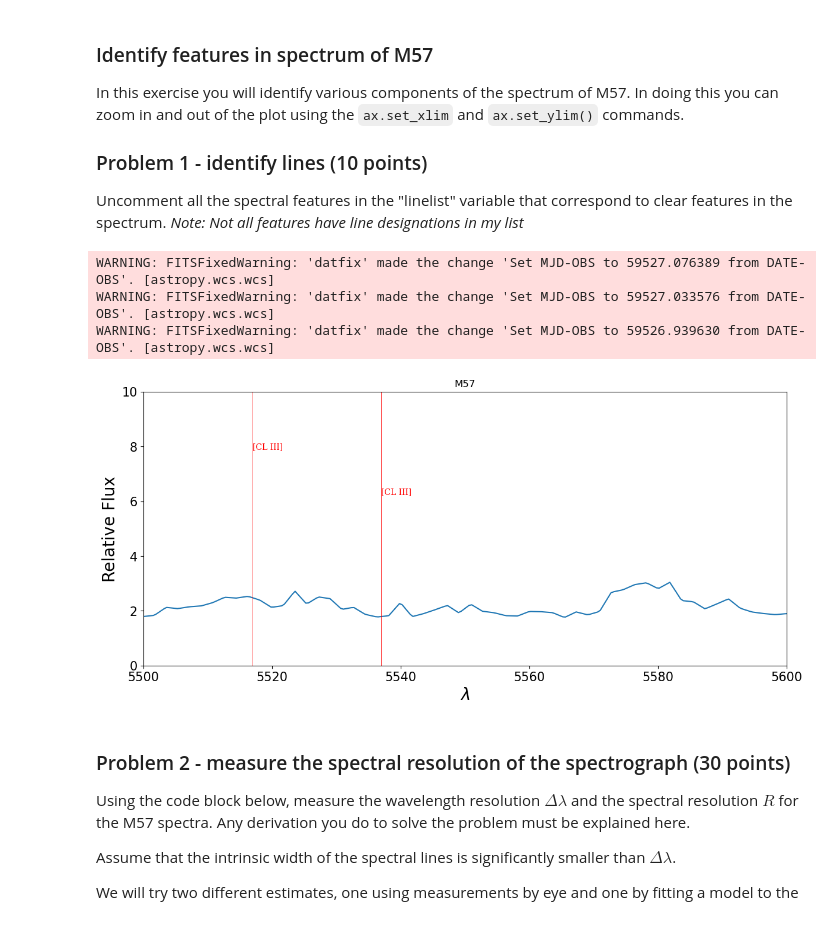
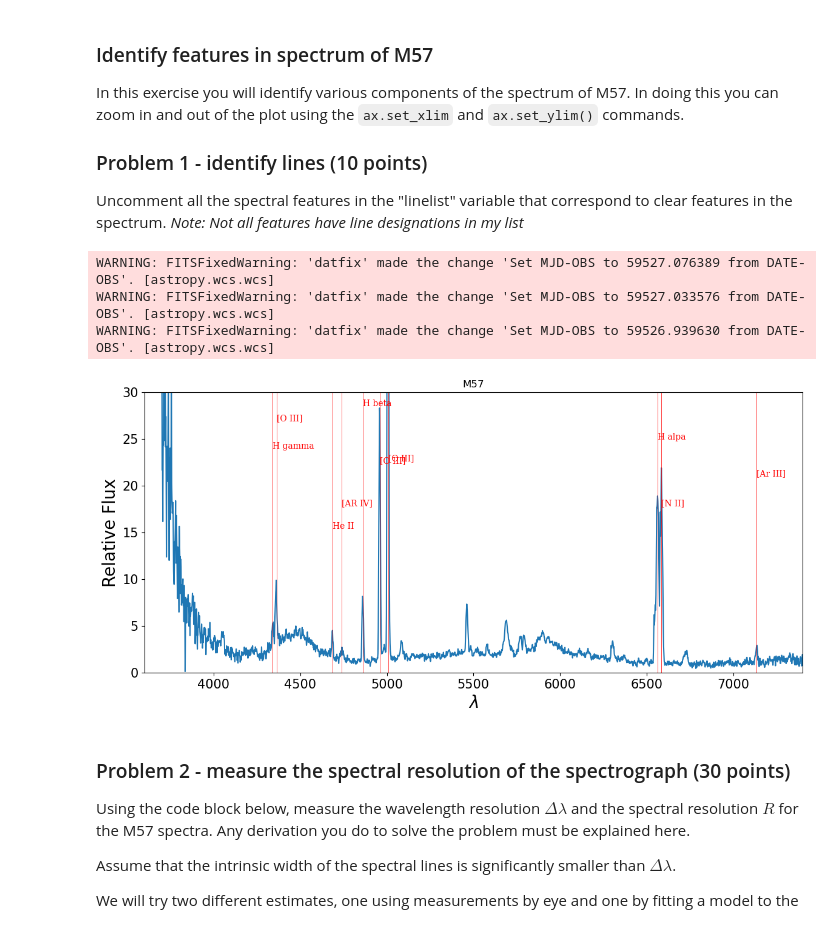
Before and after one commit to RyanNease/Analysis_real_spectra_student, a Jupyter notebook: analysis_real_spectra.student.ipynb, the cells around one changed output. Saved outputs shown, nothing was run; the diff lists cells and outputs as text; code cells hidden in the pictures.

```diff
--- a/analysis_real_spectra.student.ipynb
+++ b/analysis_real_spectra.student.ipynb
@@ -74,58 +74,58 @@ plt.title('M57')
 #Make a copy of these and change your copy so as to remember what the
 #original values were
 fluxmin = 0
-fluxmax = 10
-lammin = 5500
-lammax = 5600
+fluxmax = 30
+lammin = 3600
+lammax = 7400
 ax.set_ylim([fluxmin,fluxmax])
 ax.set_xlim([lammin,lammax])
 #fluxmin = 0
 #fluxmax = 30
 #lammin = 3600
 #lammax = 7400
 #***************************
 #your code here
 #Uncomment all of the lines that correspond to identifiable features in the spectra
 linelist = [
      ('[AR IV]',4740),#good
      #('[OII]',3727),
      ('[O III]',4363),#good
      ('[O III]',4959),#good
      ('[O III]',5007),#good
      #('[O I]',6300),
      #('[OI]',6363),
-     ('[N II]',6548), #good
+     #('[N II]',6548),
      ('[N II]',6584), #good
-     ('[S II]',6716),
-     ('[S II]',6731),
+     #('[S II]',6716),
+     #('[S II]',6731),
      #('CIII',4647),
-     ('MgI',5170),
-     ('FeI', 5270),
-     ('Hepsilon',3970), #good
-     ('Hdelta',4103), #good
-     #('H gamma',4341),
+     #('MgI',5170),
+     #('FeI', 5270),
+     #('Hepsilon',3970),
+     #('Hdelta',4103),
+     ('H gamma',4341), #good
      ('H beta',4861),#good
      ('H alpa',6563),#good
-     ('NaD', 5890),
-     ('HeII',4541), #good
-     ('He II',4686),
+     #('NaD', 5890),
+     #('HeII',4541),
+     ('He II',4686),#good
      #('HeI',4471),
-     ('HE II',5411),#good
+     #('HE II',5411),
      #('[CL III]',5517),
      #('[CL III]',5537),
-     ('[N II]',5755),
-     ('He I',5875),
+     #('[N II]',5755),
+     #('He I',5875),
      #('HeI',7065),
-     ('[Ar III]',7135),
-     ('FeI',5335)
+     ('[Ar III]',7135), #good
+     #('FeI',5335)
 ]
 #draw lines on the spectrum
 lineplot(linelist)
 # %% [output]
 WARNING: FITSFixedWarning: 'datfix' made the change 'Set MJD-OBS to 59527.076389 from DATE-OBS'. [astropy.wcs.wcs]
 WARNING: FITSFixedWarning: 'datfix' made the change 'Set MJD-OBS to 59527.033576 from DATE-OBS'. [astropy.wcs.wcs]
 WARNING: FITSFixedWarning: 'datfix' made the change 'Set MJD-OBS to 59526.939630 from DATE-OBS'. [astropy.wcs.wcs]
-[figure, old version]
+[figure, new version]
 # %% [markdown]
 ### Problem 2  - measure the spectral resolution of the spectrograph (30 points)
 Using the code block below, measure the wavelength resolution $\Delta \lambda$ and the spectral resolution $R$ for the M57 spectra.  Any derivation you do to solve the problem must be explained here.
```
